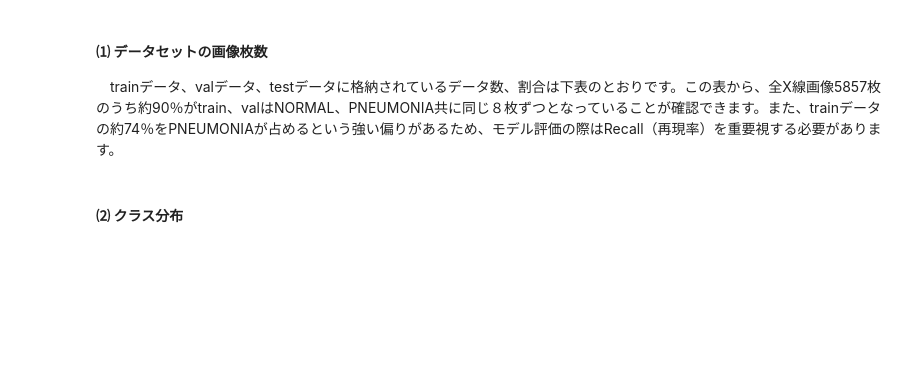
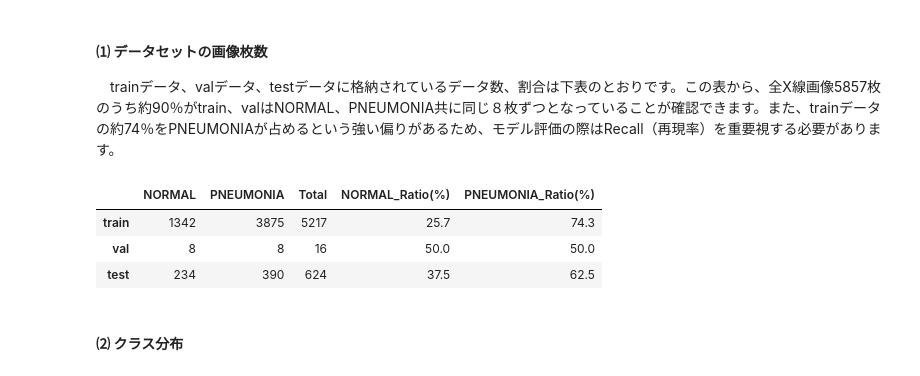
Before and after one commit to rai-suzuki/chest-xray-pneumonia-classification, a Jupyter notebook: notebooks/pneumonia_classification.ipynb, the cells around one changed output. Drawn from its saved outputs; the diff is of its cells as text; code cells hidden in the pictures; blank space fills up the shorter version.

```diff
--- a/notebooks/pneumonia_classification.ipynb
+++ b/notebooks/pneumonia_classification.ipynb
@@ -69,20 +71,25 @@ device
 #### ⑴ データセットの画像枚数
 　trainデータ、valデータ、testデータに格納されているデータ数、割合は下表のとおりです。この表から、全X線画像5857枚のうち約90％がtrain、valはNORMAL、PNEUMONIA共に同じ８枚ずつとなっていることが確認できます。また、trainデータの約74％をPNEUMONIAが占めるという強い偏りがあるため、モデル評価の際はRecall（再現率）を重要視する必要があります。
 # %%
-data = "./chest_xray"
+data = "../data/chest_xray"
 
 phases = ["train", "val", "test"]
 classes = ["NORMAL", "PNEUMONIA"]
 
 counts = {p: {c: len(os.listdir(os.path.join(data, p, c))) for c in classes} for p in phases}
 df = pd.DataFrame(counts).T
 
 df['Total'] = df.sum(axis=1)
 
 df['NORMAL_Ratio(%)'] = (df['NORMAL'] / df['Total'] * 100).round(1)
 df['PNEUMONIA_Ratio(%)'] = (df['PNEUMONIA'] / df['Total'] * 100).round(1)
 
 df
+# %% [output]
+|  | NORMAL | PNEUMONIA | Total | NORMAL_Ratio(%) | PNEUMONIA_Ratio(%) |
+| train | 1342 | 3875 | 5217 | 25.7 | 74.3 |
+| val | 8 | 8 | 16 | 50.0 | 50.0 |
+| test | 234 | 390 | 624 | 37.5 | 62.5 |
 # %% [markdown]
 #### ⑵ クラス分布
 # %%
```
Also changed, not shown: parts of 1 cell of this notebook, 3 other files.
